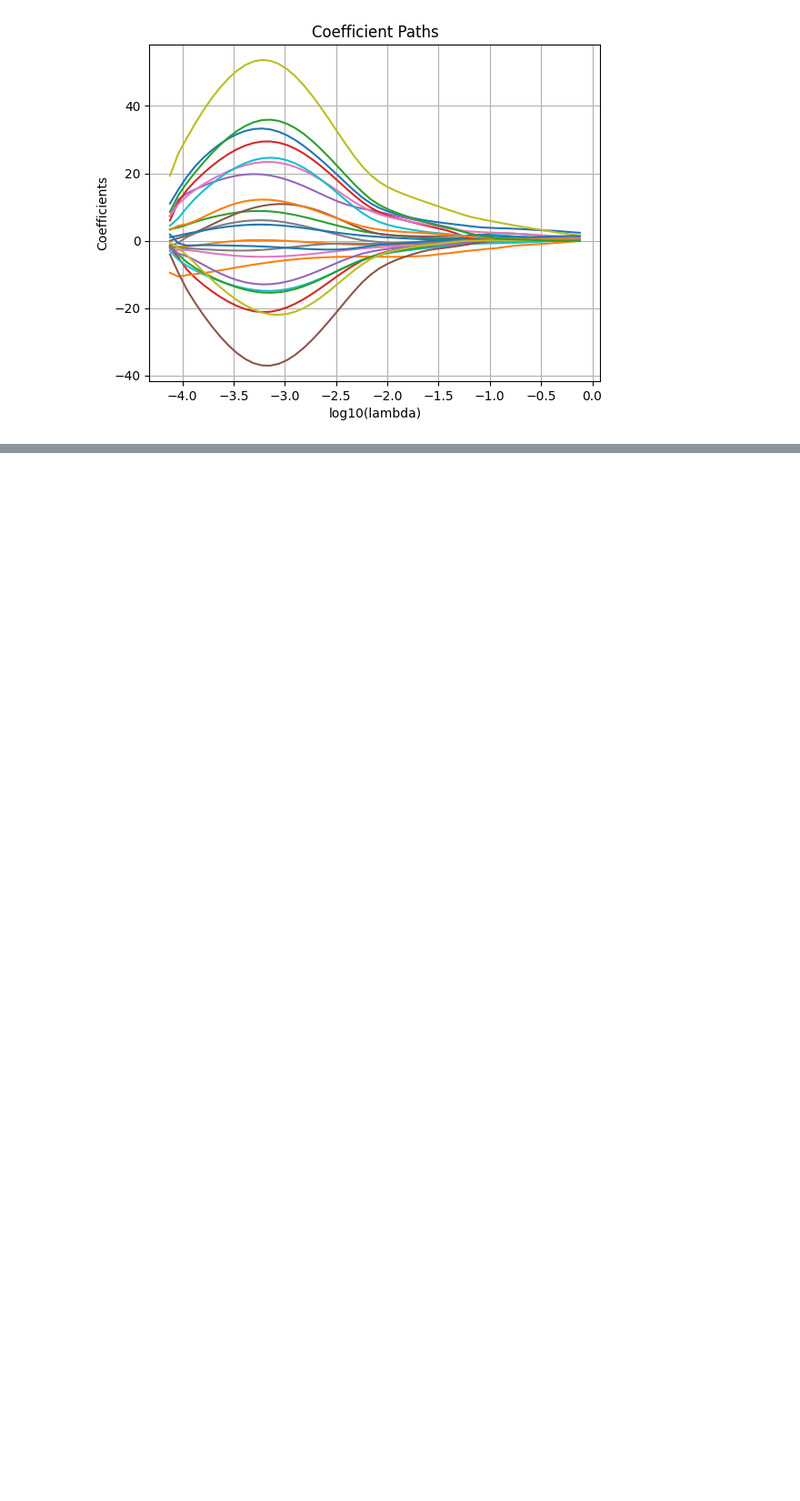
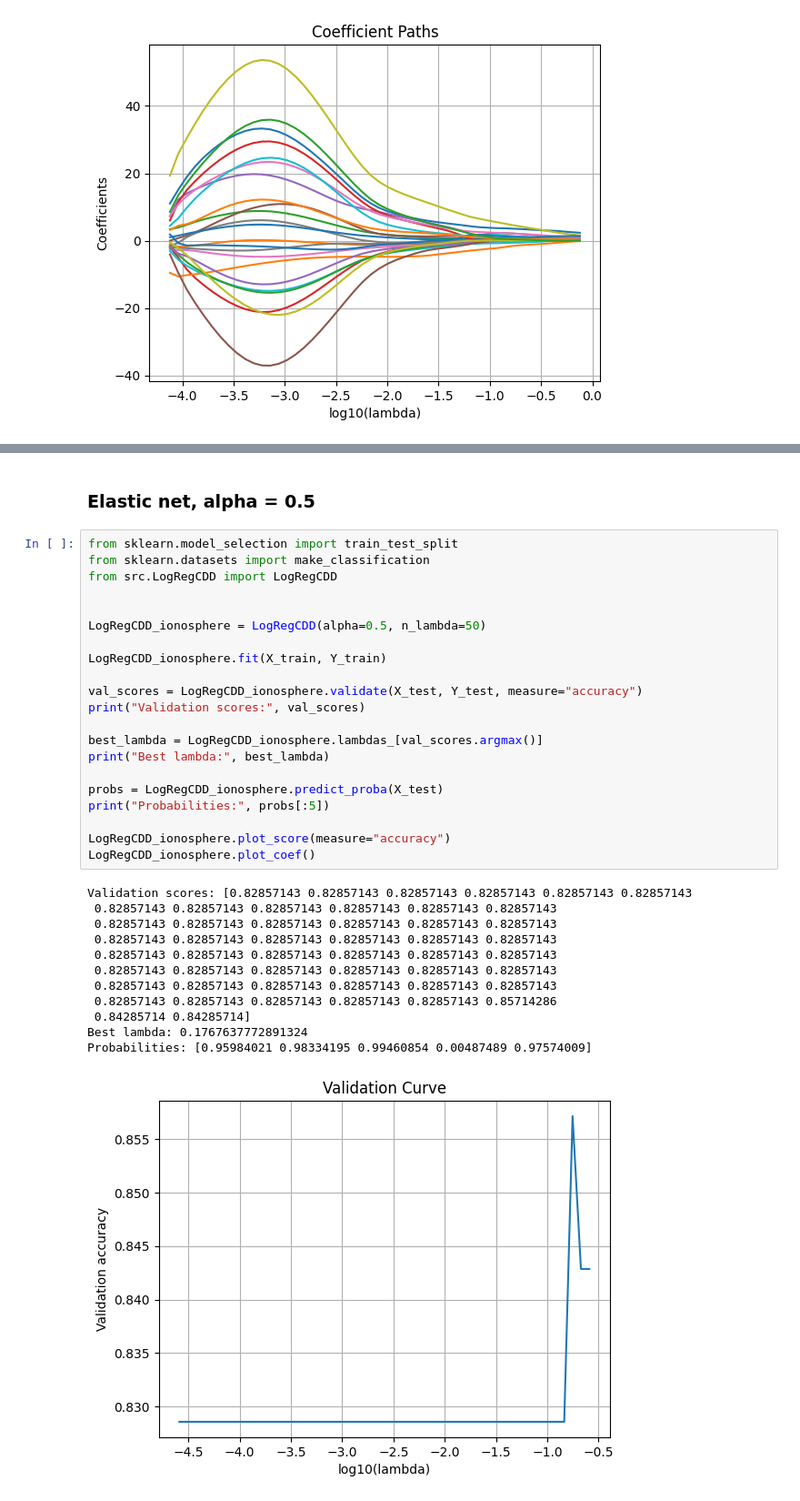
Before and after one commit to CyprienFOURCROY/AdvancedML_Project, a Jupyter notebook: notebooks/main.ipynb, the cells around one changed output, grey strips where cells are left out. Shown at 91% size. Drawn from its saved outputs; the diff is of its cells as text; blank space fills up the shorter version.

```diff
--- a/notebooks/main.ipynb
+++ b/notebooks/main.ipynb
@@ -85,0 +180,36 @@ Probabilities: [0.99861348 0.97775226 0.74409544 0.96490751 0.01938569]
+# %% [markdown]
+### Elastic net, alpha = 0.5
+# %%
+from sklearn.model_selection import train_test_split
+from sklearn.datasets import make_classification
+from src.LogRegCDD import LogRegCDD
+
+
+LogRegCDD_ionosphere = LogRegCDD(alpha=0.5, n_lambda=50)
+
+LogRegCDD_ionosphere.fit(X_train, Y_train)
+
+val_scores = LogRegCDD_ionosphere.validate(X_test, Y_test, measure="accuracy")
+print("Validation scores:", val_scores)
+
+best_lambda = LogRegCDD_ionosphere.lambdas_[val_scores.argmax()]
+print("Best lambda:", best_lambda)
+
+probs = LogRegCDD_ionosphere.predict_proba(X_test)
+print("Probabilities:", probs[:5])
+
+LogRegCDD_ionosphere.plot_score(measure="accuracy")
+LogRegCDD_ionosphere.plot_coef()
+# %% [output]
+Validation scores: [0.82857143 0.82857143 0.82857143 0.82857143 0.82857143 0.82857143
+ 0.82857143 0.82857143 0.82857143 0.82857143 0.82857143 0.82857143
+ 0.82857143 0.82857143 0.82857143 0.82857143 0.82857143 0.82857143
+ 0.82857143 0.82857143 0.82857143 0.82857143 0.82857143 0.82857143
+ 0.82857143 0.82857143 0.82857143 0.82857143 0.82857143 0.82857143
+ 0.82857143 0.82857143 0.82857143 0.82857143 0.82857143 0.82857143
+ 0.82857143 0.82857143 0.82857143 0.82857143 0.82857143 0.82857143
+ 0.82857143 0.82857143 0.82857143 0.82857143 0.82857143 0.85714286
+ 0.84285714 0.84285714]
+Best lambda: 0.1767637772891324
+Probabilities: [0.95984021 0.98334195 0.99460854 0.00487489 0.97574009]
+[figure, added]
```
Also changed, not shown: parts of 20 cells of this notebook.
